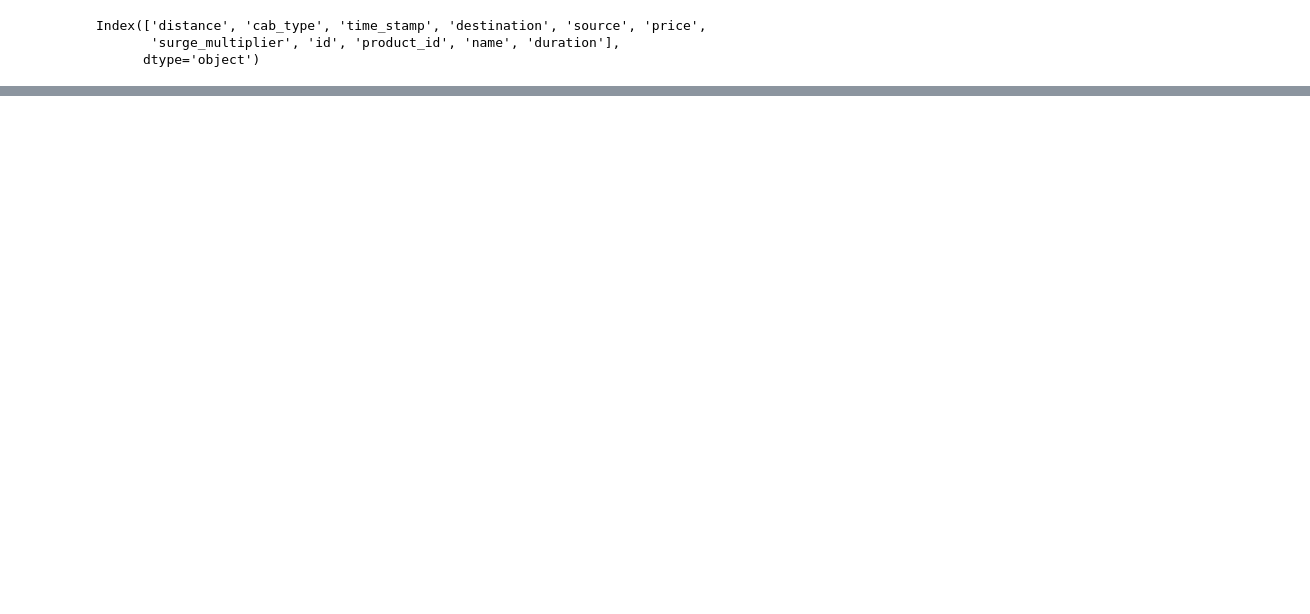
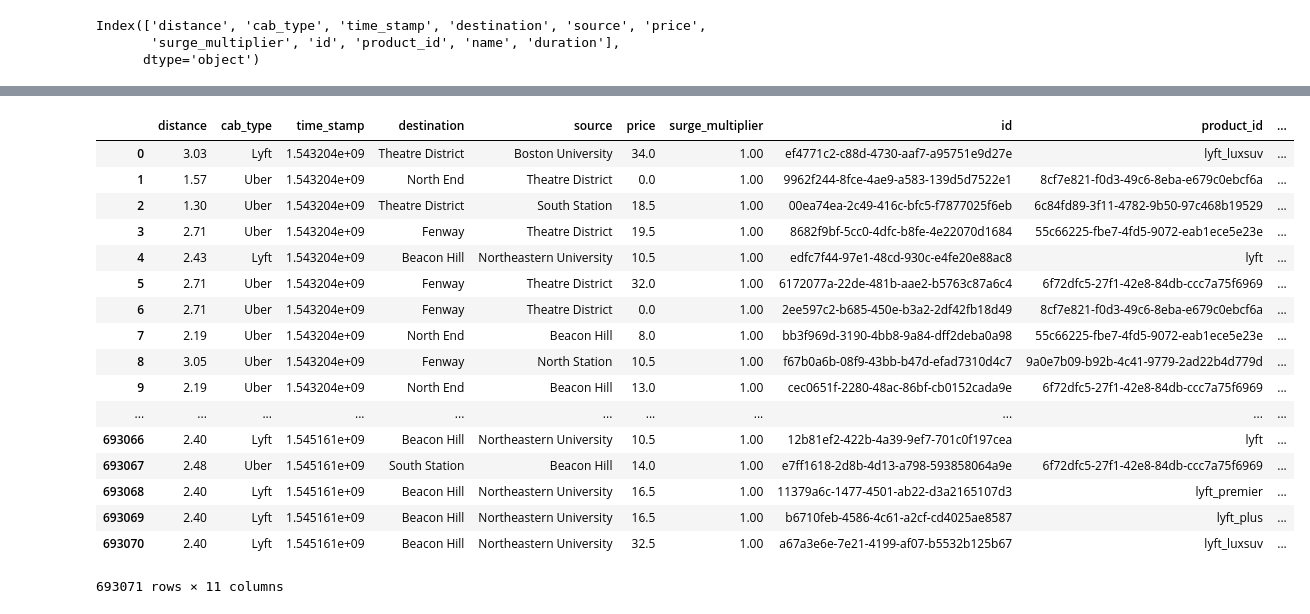
Before and after one commit to jordanlei/gig-economy, a Jupyter notebook: eval/Evaluation Notebook.ipynb, the cells around one changed output, grey strips where cells are left out. Drawn from its saved outputs; the diff is of its cells as text; code cells hidden in the pictures; blank space fills up the shorter version.

```diff
--- a/eval/Evaluation Notebook.ipynb
+++ b/eval/Evaluation Notebook.ipynb
@@ -10,7 +10,7 @@ df = pd.read_csv("../boston_kaggle/cab_rides.csv")
 df['time_stamp'] = df['time_stamp']/1000
 df = df.sort_values(by = "time_stamp")
 #make assumption that drivers are driving at 40 mph - get duration in seconds
-df['duration'] = df['distance'] / 40 * 60 * 60
+df['duration'] = df['distance'] / 10 * 60 * 60
 df = df.reset_index(drop=True)
 df = df.fillna(0)
 # %%
@@ -58,5 +73 @@ duration                                           130.5
 Name: 100, dtype: object
-# %%
-time_start = df['time_stamp'].iloc[100]
-time_end = time_start + 60 * 60
-df = df[(df['time_stamp'] > time_start) & (df['time_stamp'] < time_end)]
@@ -122,0 +244,21 @@ ts = df['time_stamp'][5]
+# %%
+df
+# %% [output]
+|  | distance | cab_type | time_stamp | destination | source | price | surge_multiplier | id | product_id | ... |
+| 0 | 3.03 | Lyft | 1.543204e+09 | Theatre District | Boston University | 34.0 | 1.00 | ef4771c2-c88d-4730-aaf7-a95751e9d27e | lyft_luxsuv | ... |
+| 1 | 1.57 | Uber | 1.543204e+09 | North End | Theatre District | 0.0 | 1.00 | 9962f244-8fce-4ae9-a583-139d5d7522e1 | 8cf7e821-f0d3-49c6-8eba-e679c0ebcf6a | ... |
+| 2 | 1.30 | Uber | 1.543204e+09 | Theatre District | South Station | 18.5 | 1.00 | 00ea74ea-2c49-416c-bfc5-f7877025f6eb | 6c84fd89-3f11-4782-9b50-97c468b19529 | ... |
+| 3 | 2.71 | Uber | 1.543204e+09 | Fenway | Theatre District | 19.5 | 1.00 | 8682f9bf-5cc0-4dfc-b8fe-4e22070d1684 | 55c66225-fbe7-4fd5-9072-eab1ece5e23e | ... |
+| 4 | 2.43 | Lyft | 1.543204e+09 | Beacon Hill | Northeastern University | 10.5 | 1.00 | edfc7f44-97e1-48cd-930c-e4fe20e88ac8 | lyft | ... |
+| 5 | 2.71 | Uber | 1.543204e+09 | Fenway | Theatre District | 32.0 | 1.00 | 6172077a-22de-481b-aae2-b5763c87a6c4 | 6f72dfc5-27f1-42e8-84db-ccc7a75f6969 | ... |
+| 6 | 2.71 | Uber | 1.543204e+09 | Fenway | Theatre District | 0.0 | 1.00 | 2ee597c2-b685-450e-b3a2-2df42fb18d49 | 8cf7e821-f0d3-49c6-8eba-e679c0ebcf6a | ... |
+| 7 | 2.19 | Uber | 1.543204e+09 | North End | Beacon Hill | 8.0 | 1.00 | bb3f969d-3190-4bb8-9a84-dff2deba0a98 | 55c66225-fbe7-4fd5-9072-eab1ece5e23e | ... |
+| 8 | 3.05 | Uber | 1.543204e+09 | Fenway | North Station | 10.5 | 1.00 | f67b0a6b-08f9-43bb-b47d-efad7310d4c7 | 9a0e7b09-b92b-4c41-9779-2ad22b4d779d | ... |
+| 9 | 2.19 | Uber | 1.543204e+09 | North End | Beacon Hill | 13.0 | 1.00 | cec0651f-2280-48ac-86bf-cb0152cada9e | 6f72dfc5-27f1-42e8-84db-ccc7a75f6969 | ... |
+| ... | ... | ... | ... | ... | ... | ... | ... | ... | ... | ... |
+| 693066 | 2.40 | Lyft | 1.545161e+09 | Beacon Hill | Northeastern University | 10.5 | 1.00 | 12b81ef2-422b-4a39-9ef7-701c0f197cea | lyft | ... |
+| 693067 | 2.48 | Uber | 1.545161e+09 | South Station | Beacon Hill | 14.0 | 1.00 | e7ff1618-2d8b-4d13-a798-593858064a9e | 6f72dfc5-27f1-42e8-84db-ccc7a75f6969 | ... |
+| 693068 | 2.40 | Lyft | 1.545161e+09 | Beacon Hill | Northeastern University | 16.5 | 1.00 | 11379a6c-1477-4501-ab22-d3a2165107d3 | lyft_premier | ... |
+| 693069 | 2.40 | Lyft | 1.545161e+09 | Beacon Hill | Northeastern University | 16.5 | 1.00 | b6710feb-4586-4c61-a2cf-cd4025ae8587 | lyft_plus | ... |
+| 693070 | 2.40 | Lyft | 1.545161e+09 | Beacon Hill | Northeastern University | 32.5 | 1.00 | a67a3e6e-7e21-4199-af07-b5532b125b67 | lyft_luxsuv | ... |
+693071 rows × 11 columns
```
Also changed, not shown: parts of 14 cells of this notebook.
